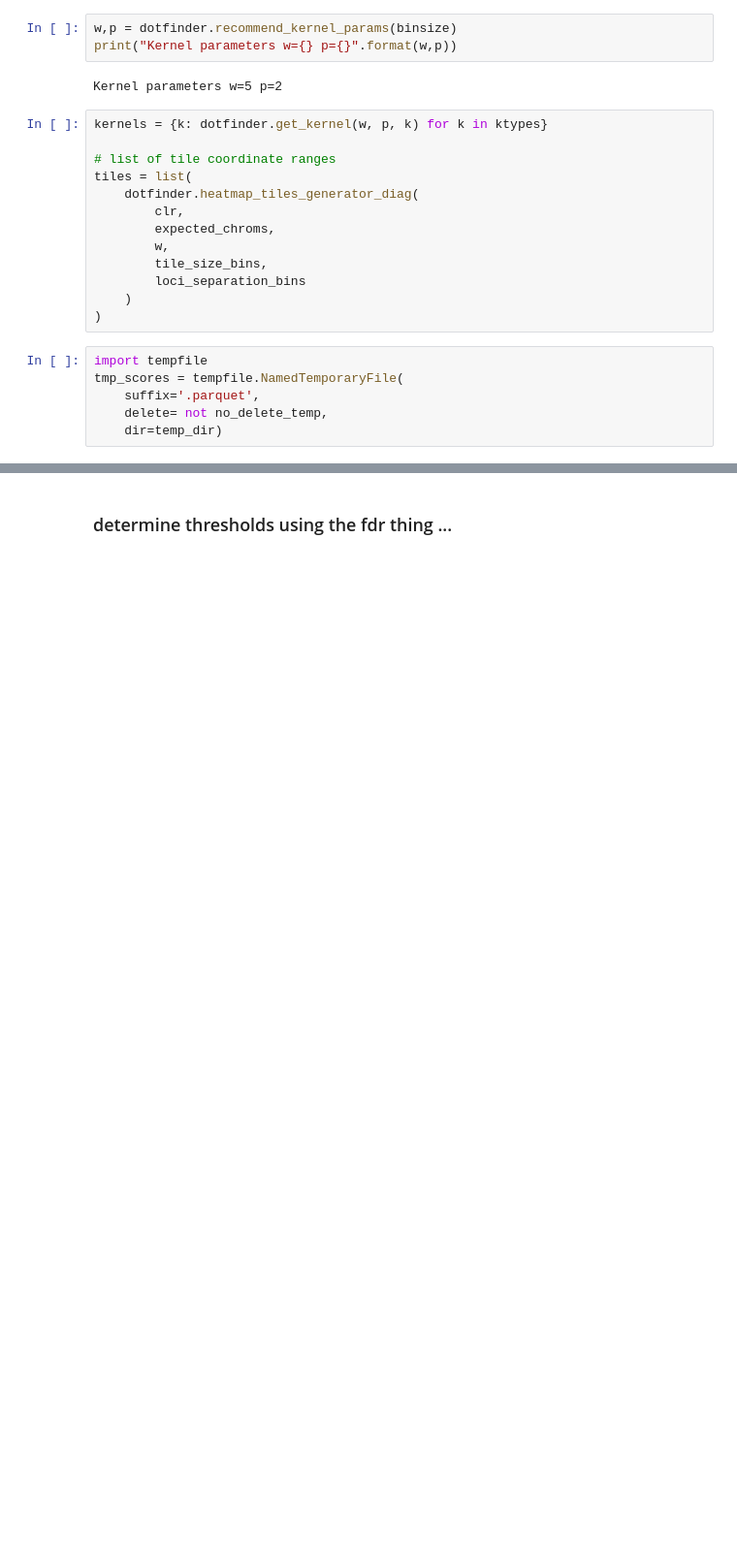
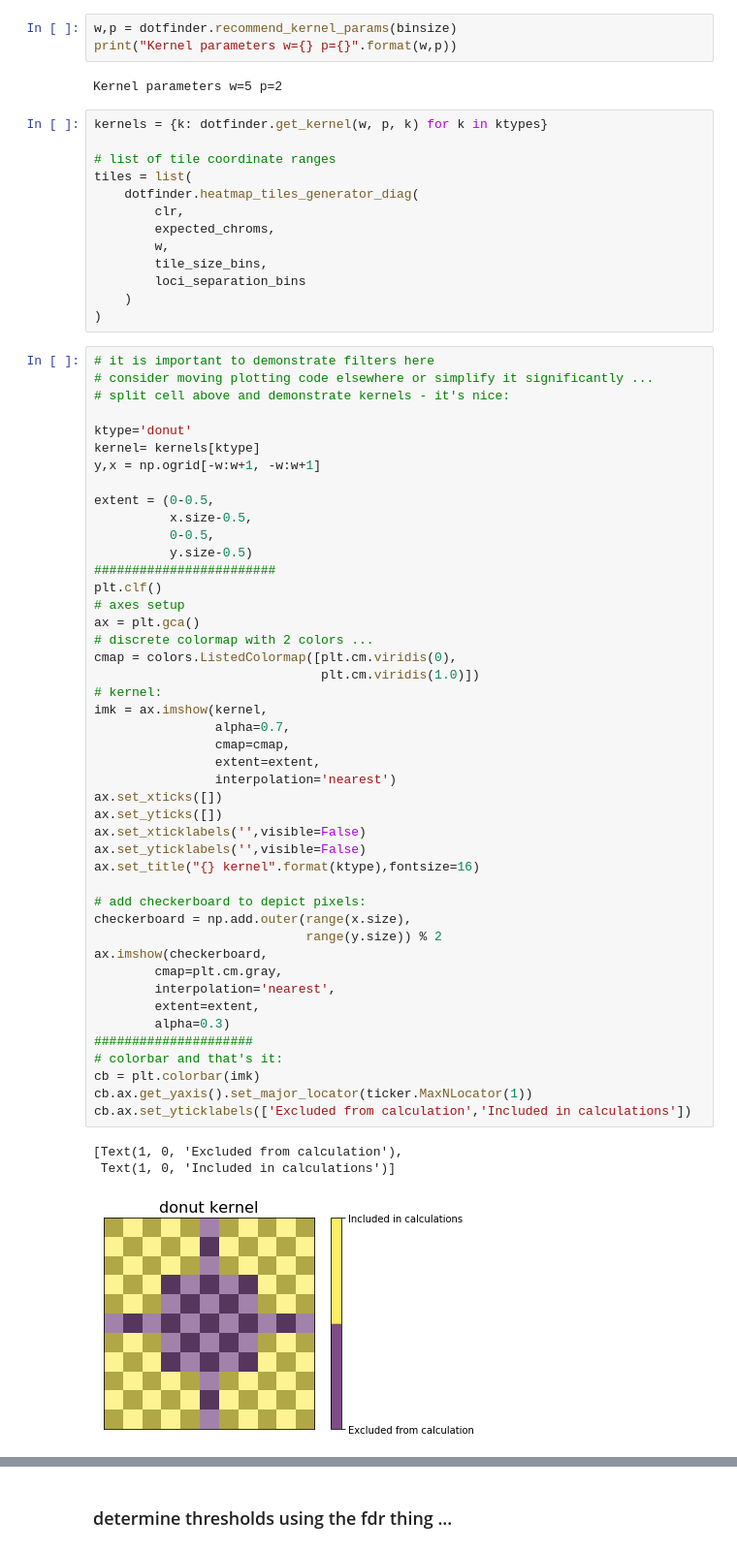
Before and after one commit to open2c/cooltools, a Jupyter notebook: doc/examples/dot-calling-internals.ipynb, the cells around one changed output, grey strips where cells are left out. Shown at 97% size. Drawn from its saved outputs; the diff is of its cells as text; blank space fills up the shorter version.

```diff
--- a/doc/examples/dot-calling-internals.ipynb
+++ b/doc/examples/dot-calling-internals.ipynb
@@ -163,9 +206,52 @@ tiles = list(
         loci_separation_bins
     )
 )
-# %%
-import tempfile
-tmp_scores = tempfile.NamedTemporaryFile(
-    suffix='.parquet',
-    delete= not no_delete_temp,
-    dir=temp_dir)
+# %%
+# it is important to demonstrate filters here
+# consider moving plotting code elsewhere or simplify it significantly ...
+# split cell above and demonstrate kernels - it's nice:
+
+ktype='donut'
+kernel= kernels[ktype]
+y,x = np.ogrid[-w:w+1, -w:w+1]
+
+extent = (0-0.5,
+          x.size-0.5,
+          0-0.5,
+          y.size-0.5)
+########################
+plt.clf()
+# axes setup
+ax = plt.gca()
+# discrete colormap with 2 colors ...
+cmap = colors.ListedColormap([plt.cm.viridis(0),
+                              plt.cm.viridis(1.0)])
+# kernel:
+imk = ax.imshow(kernel,
+                alpha=0.7,
+                cmap=cmap,
+                extent=extent,
+                interpolation='nearest')
+ax.set_xticks([])
+ax.set_yticks([])
+ax.set_xticklabels('',visible=False)
+ax.set_yticklabels('',visible=False)
+ax.set_title("{} kernel".format(ktype),fontsize=16)
+
+# add checkerboard to depict pixels:
+checkerboard = np.add.outer(range(x.size),
+                            range(y.size)) % 2
+ax.imshow(checkerboard,
+        cmap=plt.cm.gray,
+        interpolation='nearest',
+        extent=extent,
+        alpha=0.3)
+#####################
+# colorbar and that's it:
+cb = plt.colorbar(imk)
+cb.ax.get_yaxis().set_major_locator(ticker.MaxNLocator(1))
+cb.ax.set_yticklabels(['Excluded from calculation','Included in calculations'])
+# %% [output]
+[Text(1, 0, 'Excluded from calculation'),
+ Text(1, 0, 'Included in calculations')]
+[figure, added]
```
Also changed, not shown: parts of 25 cells of this notebook.
